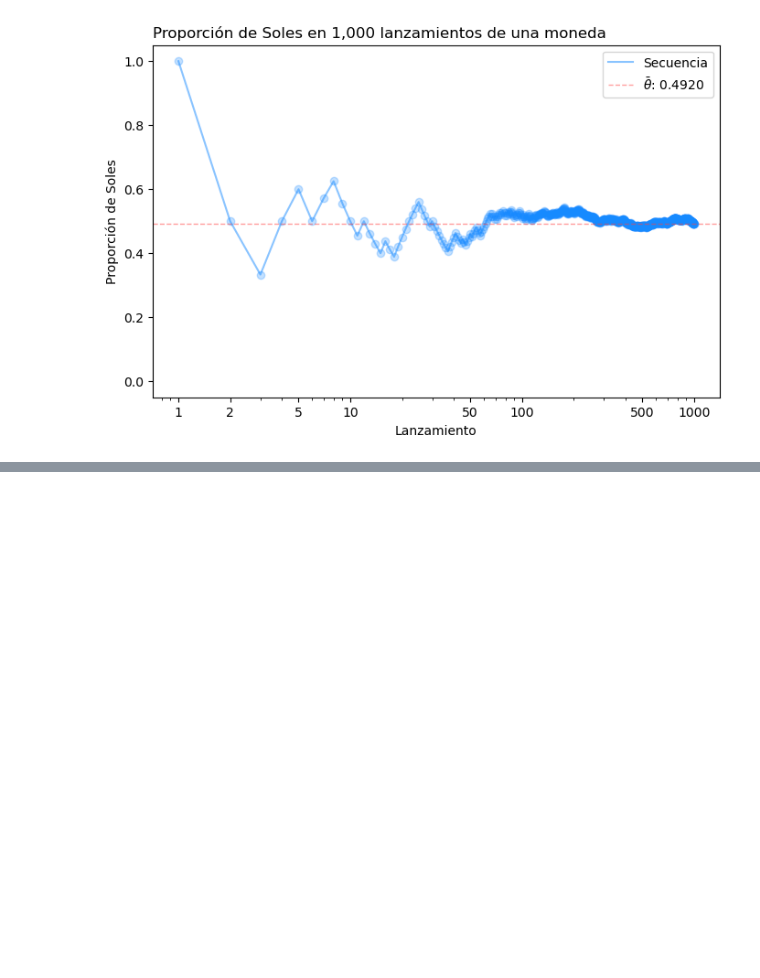
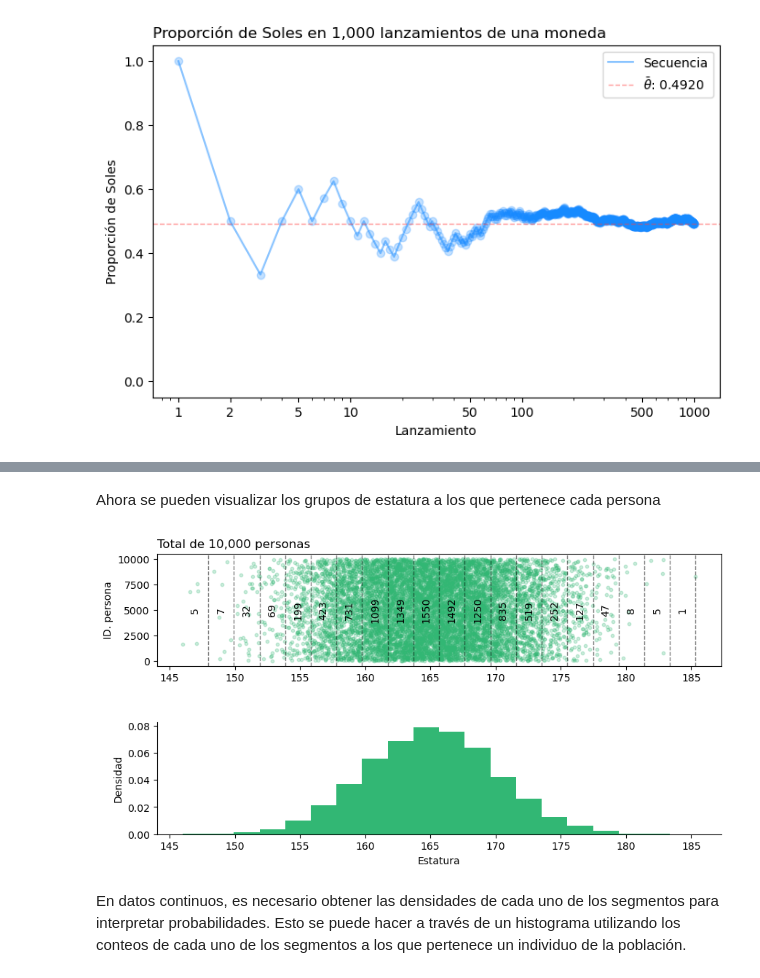
Before and after one commit to CAMM961001/bayesian_analysis, a Jupyter notebook: notebooks/01_probabilidad.ipynb, the cells around one changed output, grey strips where cells are left out. Saved outputs shown, nothing was run; the diff lists cells and outputs as text; code cells hidden in the pictures; blank space fills up the shorter version.

Commit message:
Datos continuos

```diff
--- a/notebooks/01_probabilidad.ipynb
+++ b/notebooks/01_probabilidad.ipynb
@@ -99,0 +102,17 @@ plt.show()
+# %%
+n = 10_000
+bins = 20
+
+estaturas = (
+    pd.DataFrame(
+        data={
+            'persona': np.arange(start=1, stop=n+1, step=1)
+            ,'estatura': norm.rvs(loc=165, scale=5, size=n, random_state=123)
+        }
+    )
+    .assign(
+        segmento = lambda _df: pd.cut(x=_df.estatura, bins=bins)
+    )
+)
+
+estaturas.head()
@@ -99,0 +126,57 @@ plt.show()
+# %% [markdown]
+Ahora se pueden visualizar los grupos de estatura a los que pertenece cada persona
+# %%
+# Datos de la visualización
+_counts = estaturas.segmento.cat.codes.value_counts()
+
+# Configuración de figura
+fig = plt.figure(figsize=(10,5))
+gs = plt.GridSpec(nrows=2, ncols=1, figure=fig, hspace=0.5)
+
+# Elementos de visualización
+ax1 = fig.add_subplot(gs[0])
+ax1.scatter(
+    x=estaturas.estatura
+    ,y=estaturas.persona
+    ,s=10
+    ,color=CONFIG['graficas']['colors']['verde']
+    ,alpha=0.25
+)
+for _code, _interv in enumerate(estaturas.segmento.cat.categories):
+    ax1.axvline(
+        x=_interv.right
+        ,linestyle='--'
+        ,linewidth=1
+        ,color='black',
+        alpha=0.5)
+    ax1.text(
+        x=_interv.mid
+        ,y=n/2
+        ,s=_counts[_code]
+        ,rotation='vertical'
+        ,verticalalignment='center'
+        ,horizontalalignment='center')
+
+# Elementos de visualización
+ax2 = fig.add_subplot(gs[1])
+ax2.hist(
+    x=estaturas.estatura
+    ,bins=bins
+    ,density=True
+    ,color=CONFIG['graficas']['colors']['verde'])
+
+# Anotaciones de figura
+ax1.set_title(f'Total de {n:,} personas', loc='left')
+ax1.set_ylabel('ID. persona')
+
+ax2.set_xlabel('Estatura')
+ax2.set_ylabel('Densidad')
+ax2.spines['top'].set_visible(False)
+ax2.spines['right'].set_visible(False)
+
+
+plt.show()
+# %% [output]
+[figure, added]
+# %% [markdown]
+En datos continuos, es necesario obtener las densidades de cada uno de los segmentos para interpretar probabilidades. Esto se puede hacer a través de un histograma utilizando los conteos de cada uno de los segmentos a los que pertenece un individuo de la población.
```
Also changed, not shown: parts of 3 cells of this notebook.
